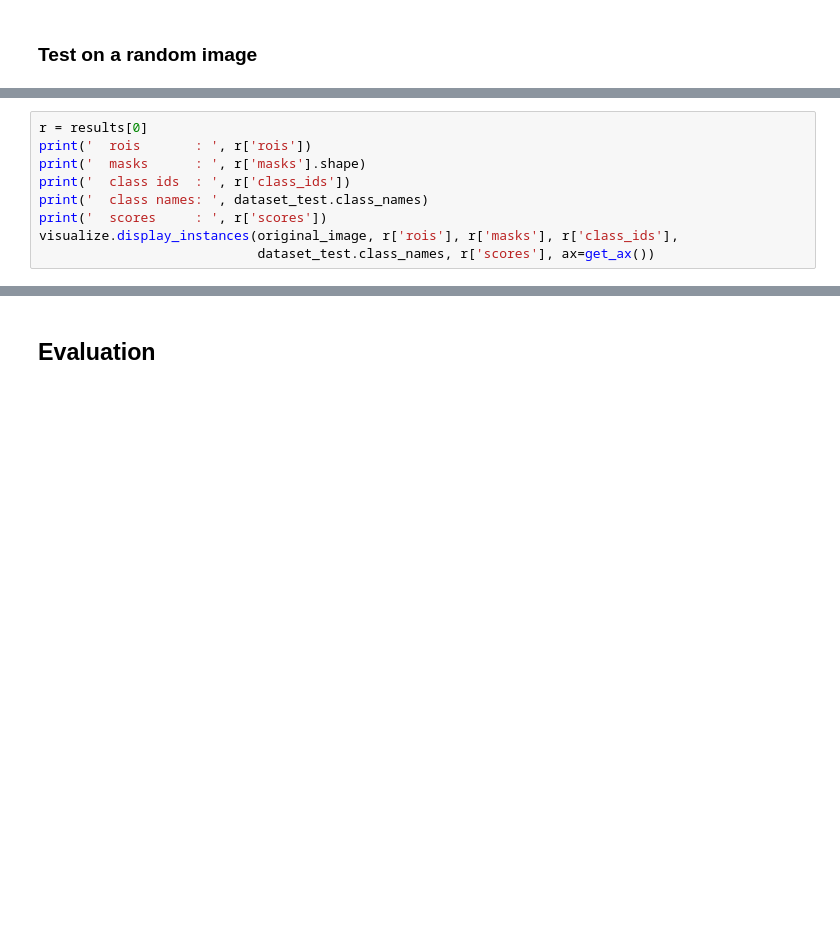
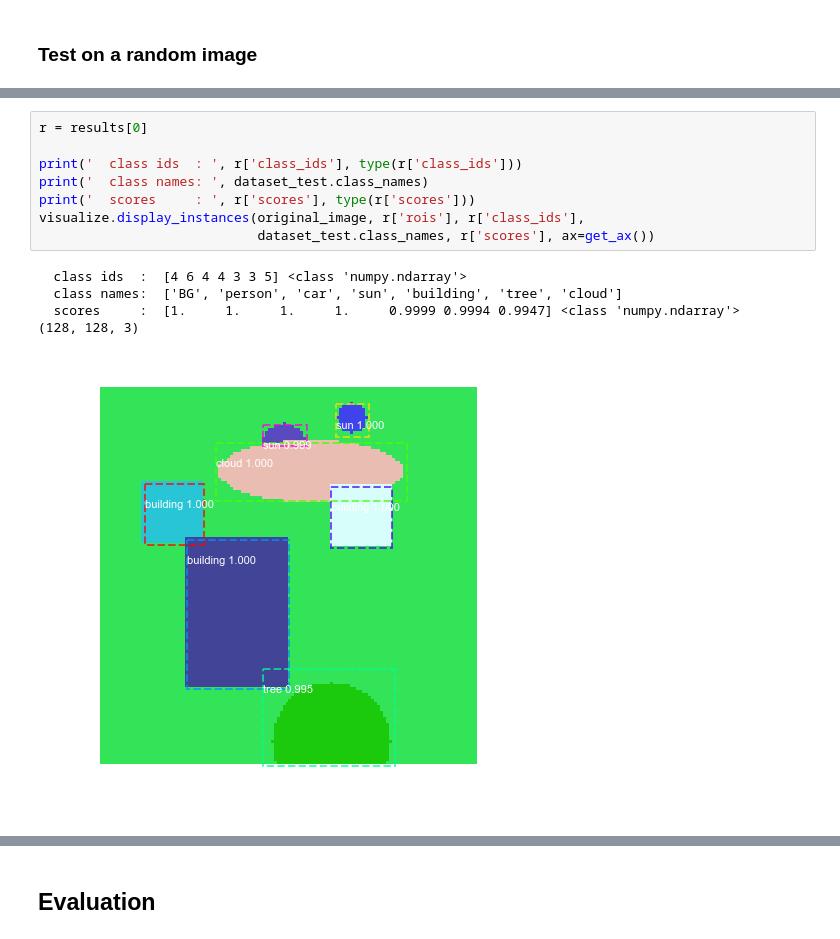
Before and after one commit to kbardool/Contextual_Inference, a Jupyter notebook: notebooks/test_shapes - TEST model_mod.ipynb, the cells around one changed output, grey strips where cells are left out. Cells and saved outputs as stored; diff of their text form; blank space fills up the shorter version.

```diff
--- a/notebooks/test_shapes - TEST model_mod.ipynb
+++ b/notebooks/test_shapes - TEST model_mod.ipynb
@@ -67,9 +133,14 @@ results = model.detect([original_image], verbose=1)
 # %%
 r = results[0]
-print('  rois       : ', r['rois'])
-print('  masks      : ', r['masks'].shape)
-print('  class ids  : ', r['class_ids'])
+
+print('  class ids  : ', r['class_ids'], type(r['class_ids']))
 print('  class names: ', dataset_test.class_names)
-print('  scores     : ', r['scores'])
-visualize.display_instances(original_image, r['rois'], r['masks'], r['class_ids'],
+print('  scores     : ', r['scores'], type(r['scores']))
+visualize.display_instances(original_image, r['rois'], r['class_ids'],
                             dataset_test.class_names, r['scores'], ax=get_ax())
+# %% [output]
+  class ids  :  [4 6 4 4 3 3 5] <class 'numpy.ndarray'>
+  class names:  ['BG', 'person', 'car', 'sun', 'building', 'tree', 'cloud']
+  scores     :  [1.     1.     1.     1.     0.9999 0.9994 0.9947] <class 'numpy.ndarray'>
+(128, 128, 3)
+[figure, added]
```
Also changed, not shown: parts of 7 cells of this notebook, 25 other files.
